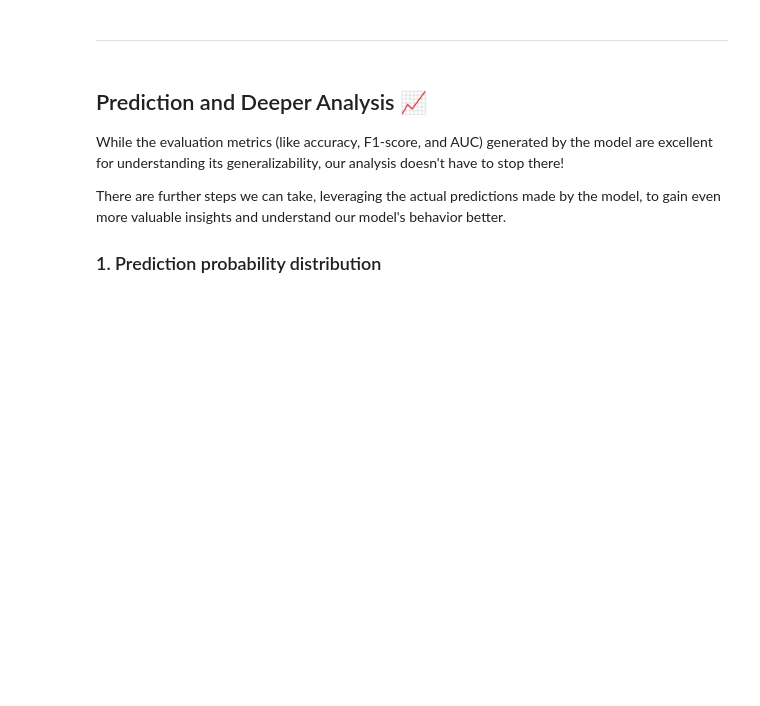
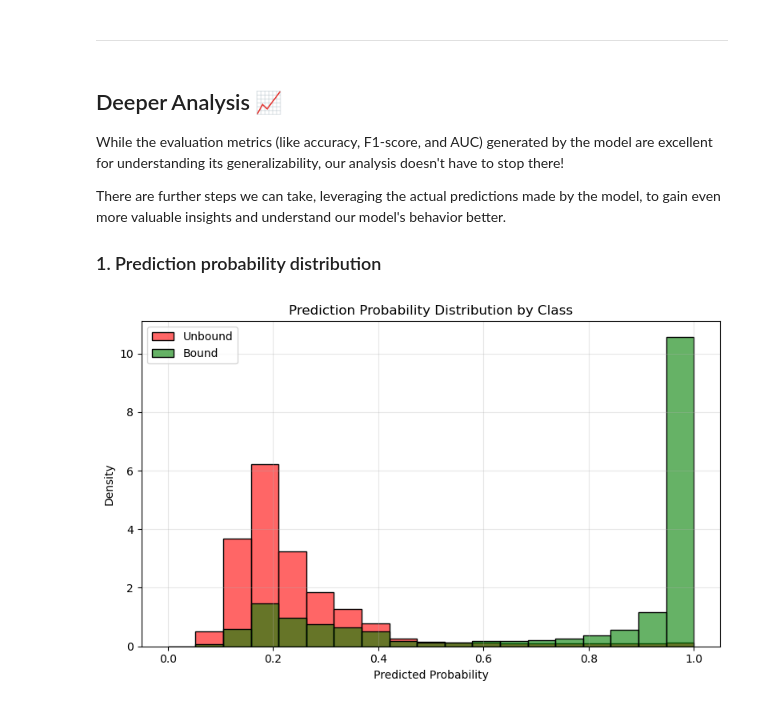
Before and after one commit to dna-storage/BINND, a Jupyter notebook: examples/BINND_demo.ipynb, the cells around one changed output. Saved outputs shown, nothing was run; the diff lists cells and outputs as text; code cells hidden in the pictures; blank space fills up the shorter version.

Commit message:
added deeper analysis section to BINND_demo. Partially complete

```diff
--- a/examples/BINND_demo.ipynb
+++ b/examples/BINND_demo.ipynb
@@ -304,9 +316,35 @@ os.system(cmd)
 # %% [markdown]
 ---
 # %% [markdown]
-## Prediction and Deeper Analysis 📈
+## Deeper Analysis 📈
 While the evaluation metrics (like accuracy, F1-score, and AUC) generated by the model are excellent for understanding its generalizability, our analysis doesn't have to stop there!
 
 There are further steps we can take, leveraging the actual predictions made by the model, to gain even more valuable insights and understand our model's behavior better.
 
 ### 1. Prediction probability distribution
+# %%
+import pandas as pd
+import seaborn as sns
+import matplotlib.pyplot as plt
+import numpy as np
+
+# Load your data
+df = pd.read_csv(f"{log_dir}/test_log.csv")  # replace with actual path
+
+# Define common bin edges between 0 and 1
+bins = np.linspace(0, 1, 20)  # 20 bins between 0 and 1
+
+# Plot the probability distributions
+plt.figure(figsize=(8, 5))
+sns.histplot(data=df[df['Label'] == 0.0], x='Probability', label='Unbound', bins=bins, color='red', alpha=0.6, stat='density')
+sns.histplot(data=df[df['Label'] == 1.0], x='Probability', label='Bound', bins=bins, color='green', alpha=0.6, stat='density')
+
+plt.title("Prediction Probability Distribution by Class")
+plt.xlabel("Predicted Probability")
+plt.ylabel("Density")
+plt.legend()
+plt.grid(True, alpha=0.3)
+plt.tight_layout()
+plt.show()
+# %% [output]
+[figure, added]
```
Also changed, not shown: parts of 2 cells of this notebook.
